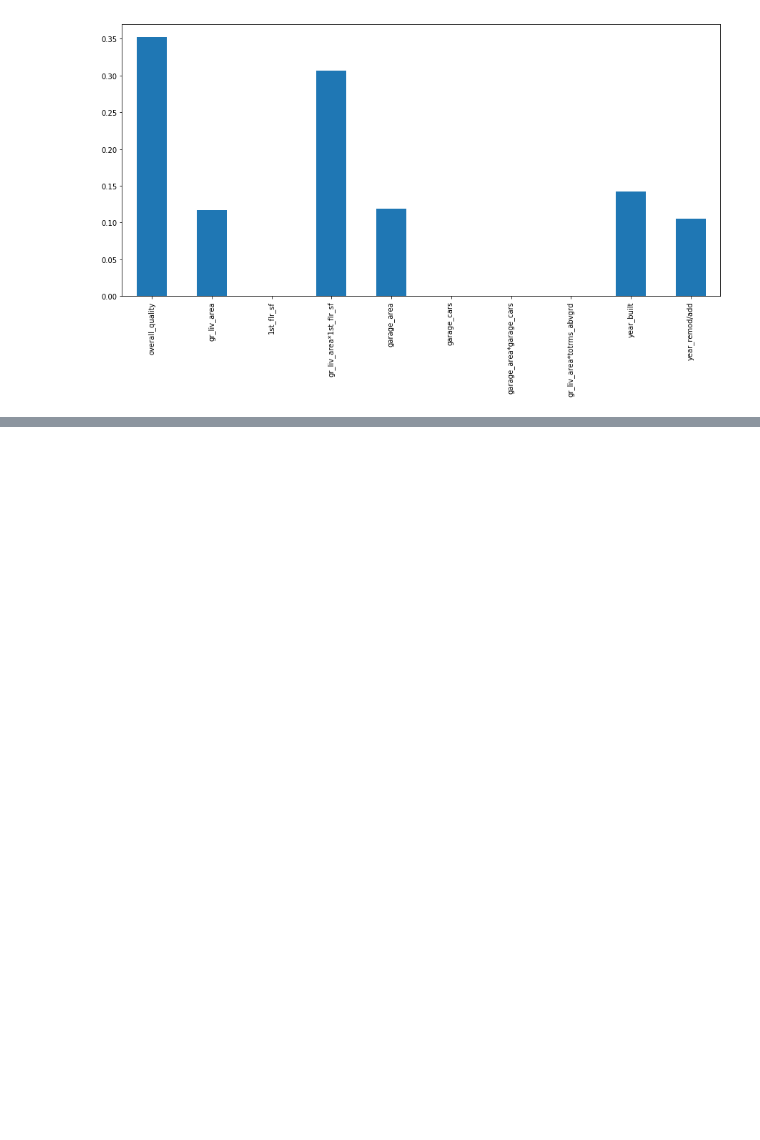
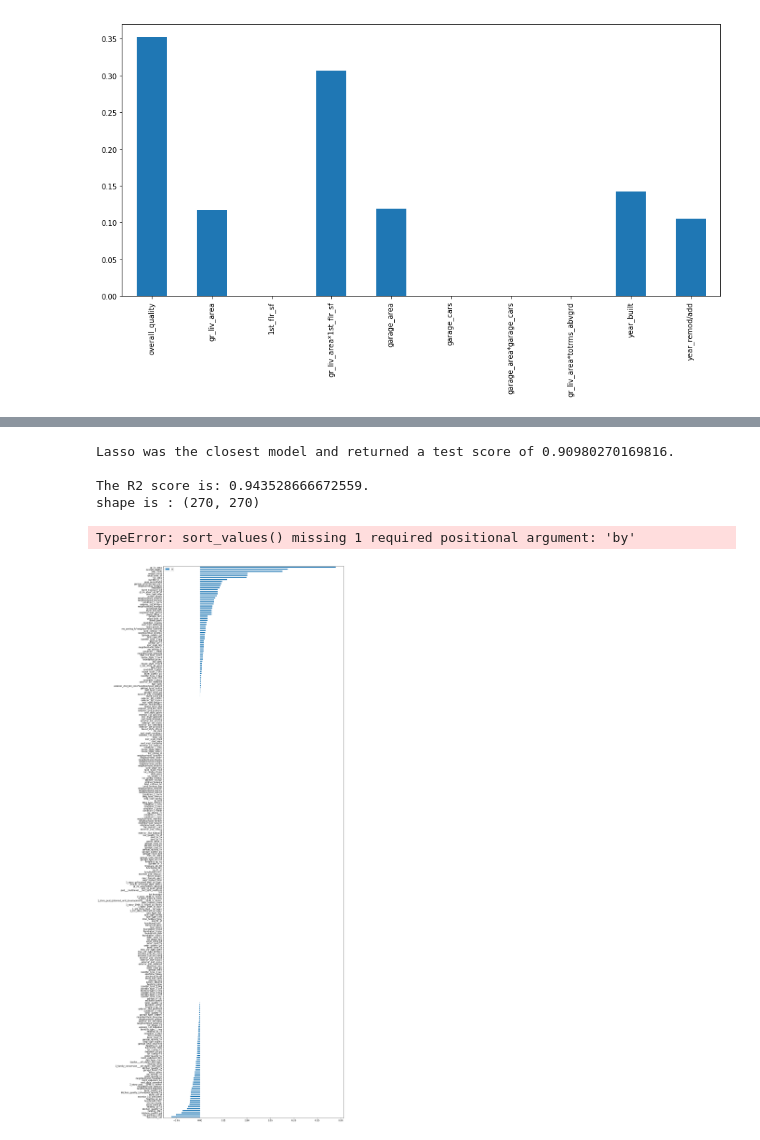
Before and after one commit to jamjahal/home_price_prediction, a Jupyter notebook: Code/02_Preprocessing_and_Feature_Engineering.ipynb, the cells around one changed output, grey strips where cells are left out. Saved outputs shown, nothing was run; the diff lists cells and outputs as text; code cells hidden in the pictures; blank space fills up the shorter version.

```diff
--- a/Code/02_Preprocessing_and_Feature_Engineering.ipynb
+++ b/Code/02_Preprocessing_and_Feature_Engineering.ipynb
@@ -578,0 +615,49 @@ features_3
+# %%
+y=train['saleprice']
+X=train[features_7]
+# Test Train split
+X_train, X_test, y_train, y_test = train_test_split(X, y, random_state=42)
+
+# Scale variables
+pt = PowerTransformer()
+pt.fit(X_train)
+X_train = pt.transform(X_train)
+X_test = pt.transform(X_test)
+
+# Convert back to matrix / Dataframe
+pt_y = PowerTransformer()
+pt_y.fit(y_train.to_frame())
+y_train_pt = pt_y.transform(y_train.to_frame())
+y_test_pt = pt_y.transform(y_test.to_frame())
+
+
+lasso = LassoCV(n_alphas=200, cv=5)
+lasso_scores = cross_val_score(lasso, X_train, y_train_pt[:, 0], cv=3)
+
+lasso.fit(X_train, y_train_pt)
+lasso.score(X_train, y_train_pt)
+lasso_test_score = lasso.score(X_test, y_test_pt)
+print(f'Lasso was the closest model and returned a test score of {lasso_test_score}.')
+print(" ")
+pred = lasso.predict(X_test)
+pred_reversed = pt_y.inverse_transform(pred.reshape(-1,1))
+print(f'The R2 score is: {r2_score(y_test, pred_reversed)}.')
+model=lasso
+# %% [output]
+Lasso was the closest model and returned a test score of 0.90980270169816.
+
+The R2 score is: 0.943528666672559.
+shape is : (270, 270)
+TypeError: sort_values() missing 1 required positional argument: 'by'
+# %%
+# Create dataframe to sort results
+lasso.coef_
+coef_df=pd.DataFrame(index=features_7, data=lasso.coef_)
+# coef_df.sort_values(axis=1)
+#print(f'shape is : {coef_df.shape}')
+coef_df=coef_df.sort_values(by=[0])
+# %%
+# Plot coeficients
+coef_df.plot.barh(figsize=(15, 47));
+# %% [output]
+[figure, added]
```
Also changed, not shown: parts of 42 cells of this notebook, 7 other files.
